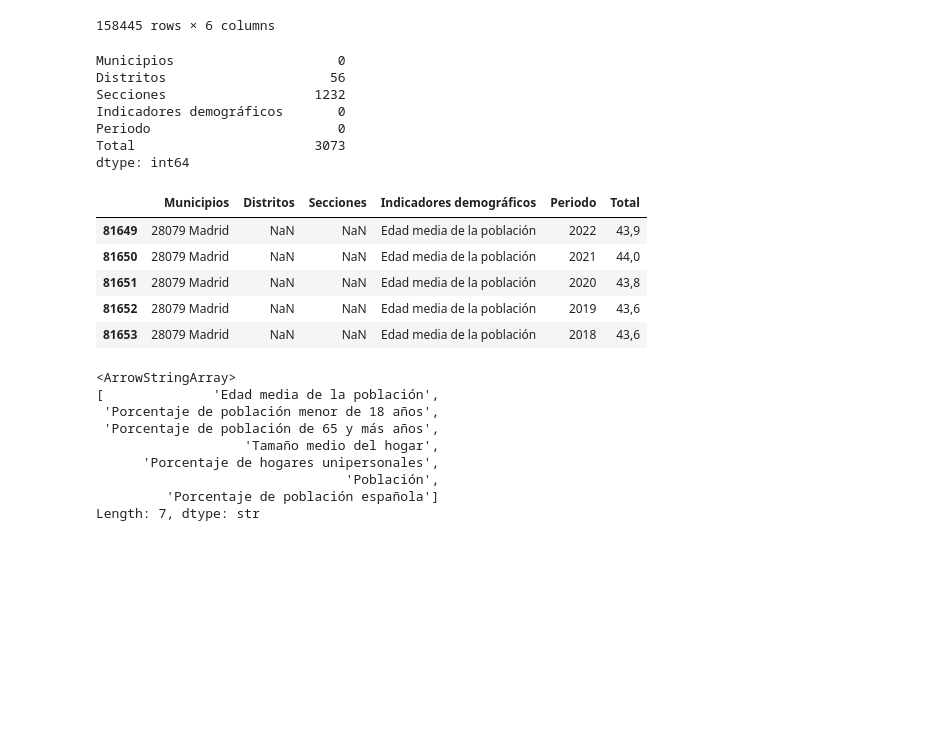
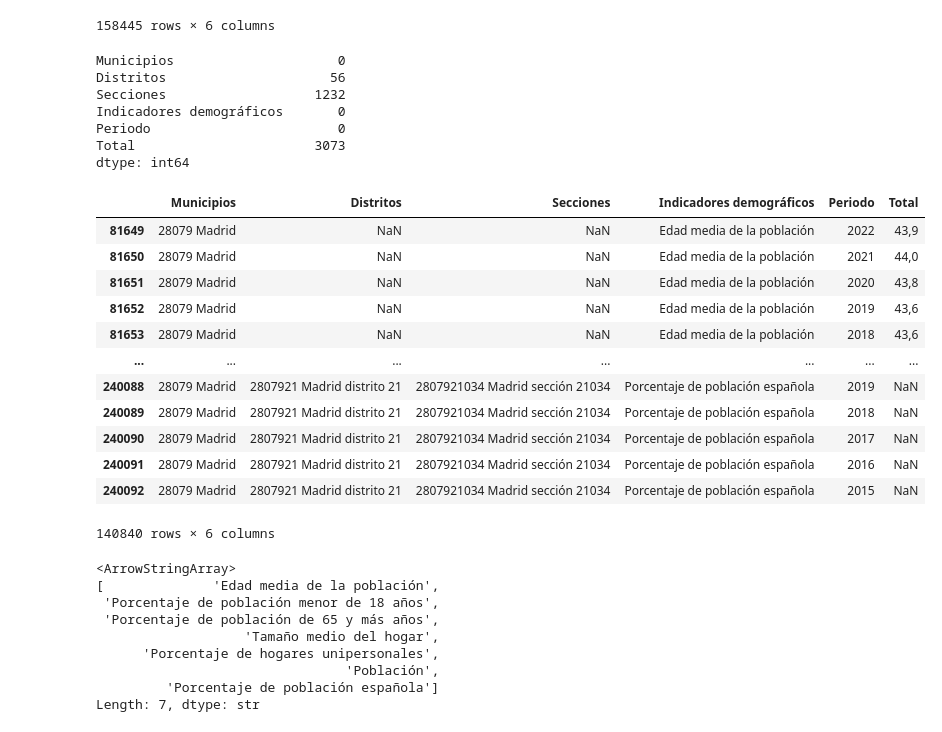
Before and after one commit to Juancarlosdelmarlostanau/proyecto-radar-de-inversion, a Jupyter notebook: indice_demografico.ipynb, the cells around one changed output. Drawn from its saved outputs; the diff is of its cells as text; code cells hidden in the pictures; blank space fills up the shorter version.

```diff
--- a/indice_demografico.ipynb
+++ b/indice_demografico.ipynb
@@ -42,21 +43,28 @@ df_filtrado
 # %%
 df_filtrado = df_filtrado[df_filtrado['Periodo'].between(2015,2022)]
 print(df_filtrado.isna().sum())
-df_filtrado.head()
+df_filtrado
 # %% [output]
 Municipios                     0
 Distritos                     56
 Secciones                   1232
 Indicadores demográficos       0
 Periodo                        0
 Total                       3073
 dtype: int64
 |  | Municipios | Distritos | Secciones | Indicadores demográficos | Periodo | Total |
 | 81649 | 28079 Madrid | NaN | NaN | Edad media de la población | 2022 | 43,9 |
 | 81650 | 28079 Madrid | NaN | NaN | Edad media de la población | 2021 | 44,0 |
 | 81651 | 28079 Madrid | NaN | NaN | Edad media de la población | 2020 | 43,8 |
 | 81652 | 28079 Madrid | NaN | NaN | Edad media de la población | 2019 | 43,6 |
 | 81653 | 28079 Madrid | NaN | NaN | Edad media de la población | 2018 | 43,6 |
+| ... | ... | ... | ... | ... | ... | ... |
+| 240088 | 28079 Madrid | 2807921 Madrid distrito 21 | 2807921034 Madrid sección 21034 | Porcentaje de población española | 2019 | NaN |
+| 240089 | 28079 Madrid | 2807921 Madrid distrito 21 | 2807921034 Madrid sección 21034 | Porcentaje de población española | 2018 | NaN |
+| 240090 | 28079 Madrid | 2807921 Madrid distrito 21 | 2807921034 Madrid sección 21034 | Porcentaje de población española | 2017 | NaN |
+| 240091 | 28079 Madrid | 2807921 Madrid distrito 21 | 2807921034 Madrid sección 21034 | Porcentaje de población española | 2016 | NaN |
+| 240092 | 28079 Madrid | 2807921 Madrid distrito 21 | 2807921034 Madrid sección 21034 | Porcentaje de población española | 2015 | NaN |
+140840 rows × 6 columns
 # %%
 df_filtrado['Indicadores demográficos'].unique()
 # %% [output]
```
Also changed, not shown: parts of 11 cells of this notebook, 4 other files.
